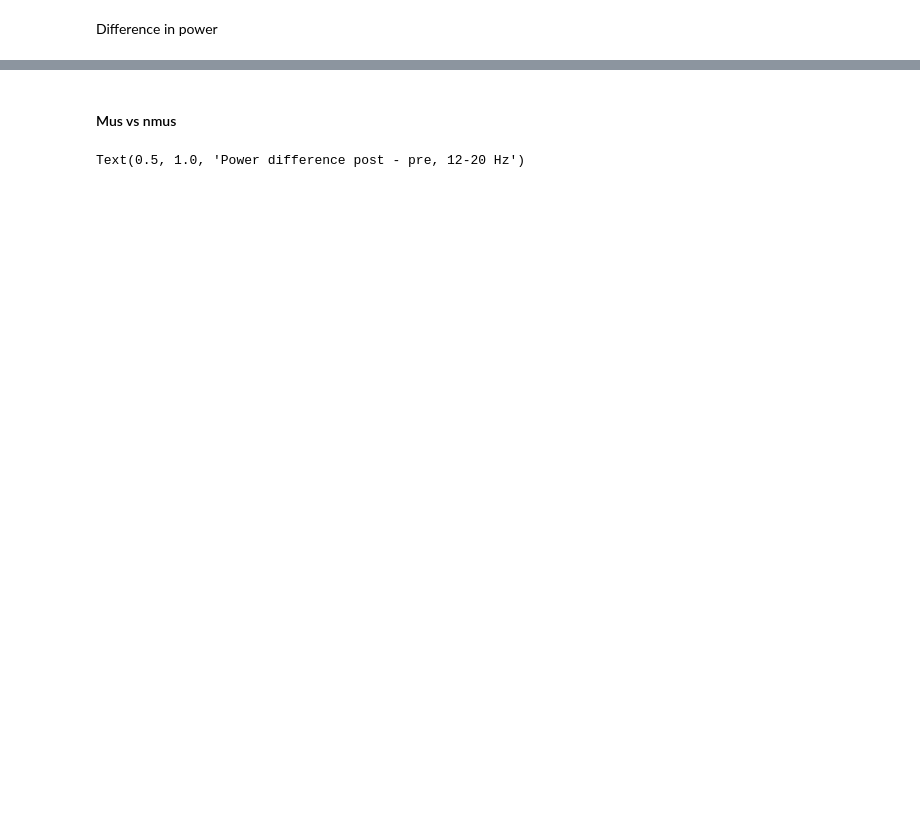
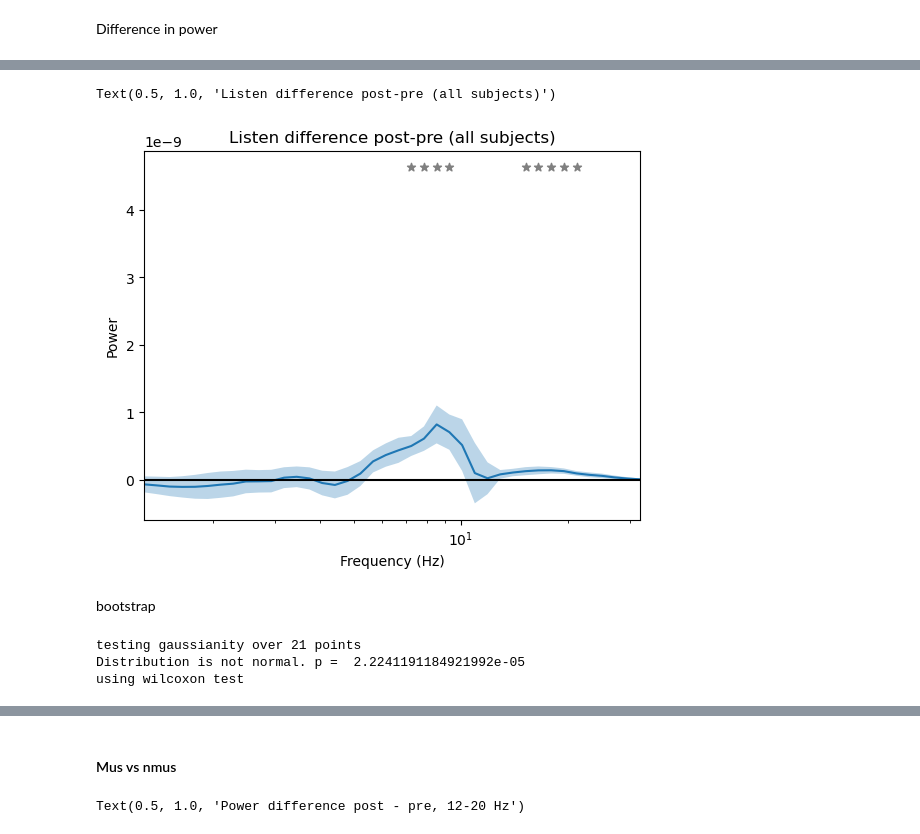
Before and after one commit to haiqin-zhang/AM-EEG, a Jupyter notebook: wavelet/plot_pywavelet.ipynb, the cells around one changed output, grey strips where cells are left out. Cells and saved outputs as stored; diff of their text form; code cells hidden in the pictures; blank space fills up the shorter version.

```diff
--- a/wavelet/plot_pywavelet.ipynb
+++ b/wavelet/plot_pywavelet.ipynb
@@ -385,0 +172,15 @@ plt.xscale('log')
+# %%
+sig_idx = [i for i, p in enumerate(p_values) if p < 0.05]
+
+plot_power_freqs(freqs, power_diff)
+plt.hlines(0,freqs[-1], freqs[0], color = 'black')
+plt.xlim(freqs[-1], freqs[0])
+
+sig_y_pos = np.max(power_diff)
+plt.scatter(freqs[sig_idx], [sig_y_pos]*len(sig_idx), marker = "*", color = 'grey')
+plt.title(f'Listen difference post-pre (all subjects)')
+# %% [output]
+Text(0.5, 1.0, 'Listen difference post-pre (all subjects)')
+[figure, added]
+# %% [markdown]
+bootstrap
@@ -385,0 +242,6 @@ plt.xscale('log')
+# %%
+ci, distr = bootstrap_t_within_points(power_diff, n_resamples=10)
+# %% [output]
+testing gaussianity over 21 points
+Distribution is not normal. p =  2.2241191184921992e-05
+using wilcoxon test
```
Also changed, not shown: parts of 20 cells of this notebook, 10 other files.
